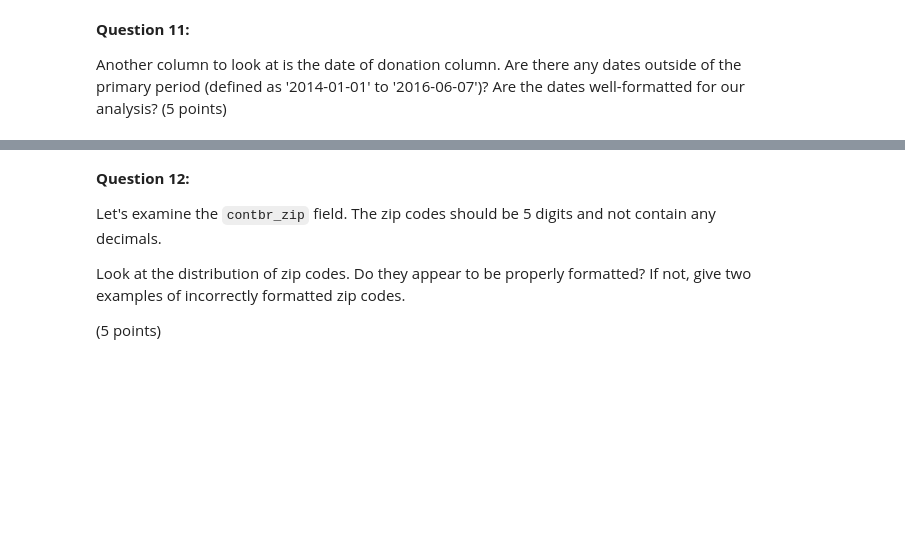
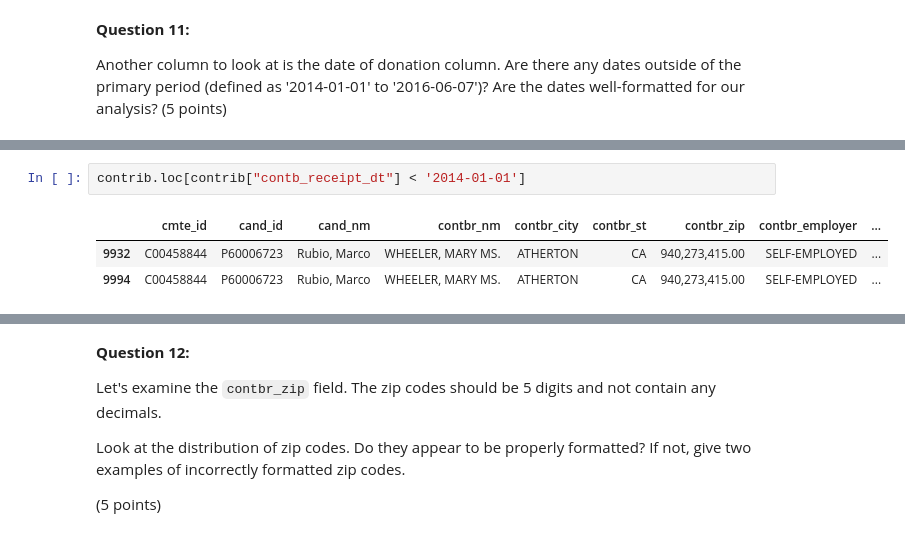
Before and after one commit to medrees-1000/sklearn, a Jupyter notebook: Project_1.ipynb, the cells around one changed output, grey strips where cells are left out. Drawn from its saved outputs; the diff is of its cells as text; blank space fills up the shorter version.

```diff
--- a/Project_1.ipynb
+++ b/Project_1.ipynb
@@ -266,0 +366,6 @@ Another column to look at is the date of donation column. Are there any dates ou
+# %%
+contrib.loc[contrib["contb_receipt_dt"] < '2014-01-01']
+# %% [output]
+|  | cmte_id | cand_id | cand_nm | contbr_nm | contbr_city | contbr_st | contbr_zip | contbr_employer | ... |
+| 9932 | C00458844 | P60006723 | Rubio, Marco | WHEELER, MARY MS. | ATHERTON | CA | 940,273,415.00 | SELF-EMPLOYED | ... |
+| 9994 | C00458844 | P60006723 | Rubio, Marco | WHEELER, MARY MS. | ATHERTON | CA | 940,273,415.00 | SELF-EMPLOYED | ... |
```
Also changed, not shown: parts of 30 cells of this notebook, 2 other files.
